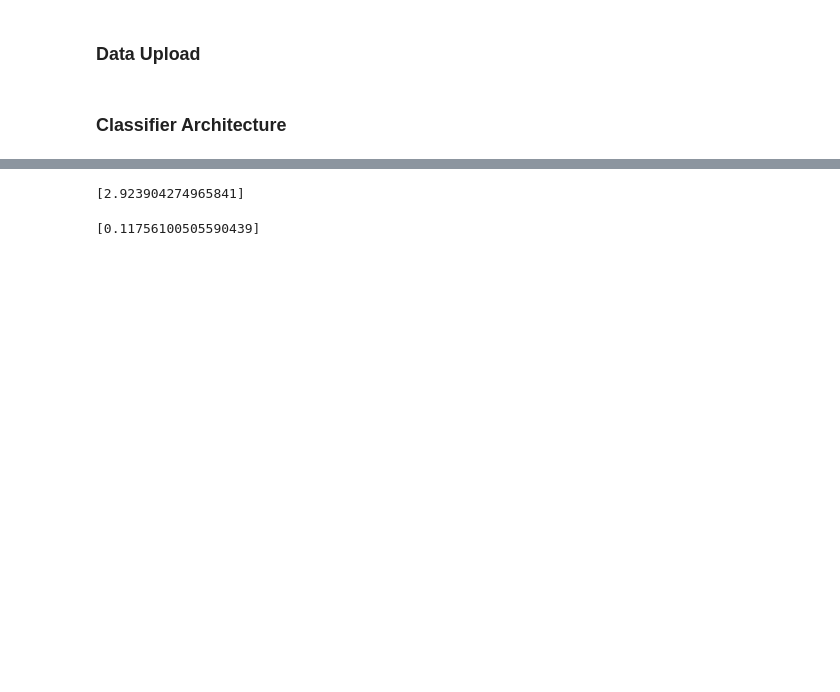
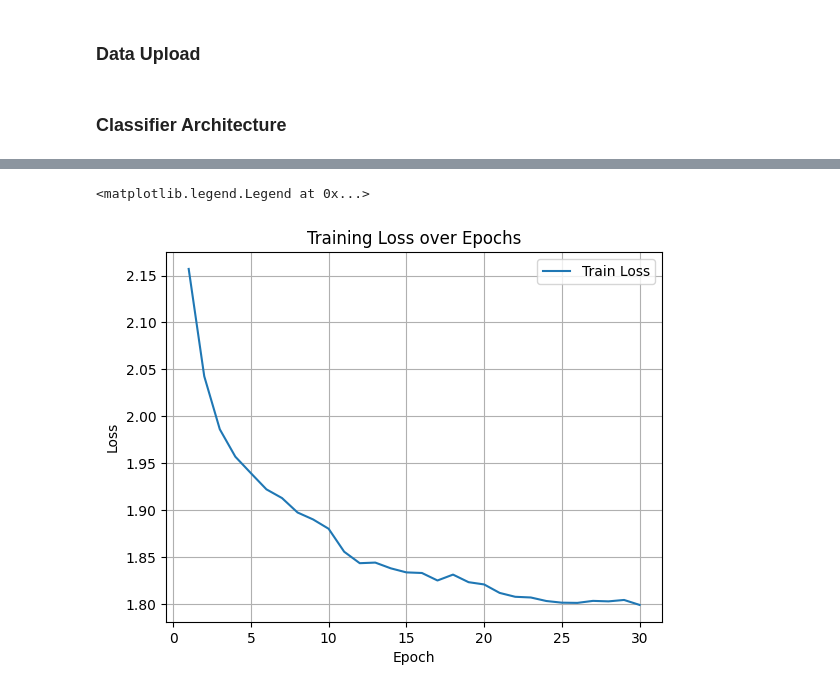
Before and after one commit to JunsooJung/CUB_NNDL_Final, a Jupyter notebook: Deep_Learning_Final_Prototype.ipynb, the cells around one changed output, grey strips where cells are left out. Saved outputs shown, nothing was run; the diff lists cells and outputs as text; code cells hidden in the pictures; blank space fills up the shorter version.

```diff
--- a/Deep_Learning_Final_Prototype.ipynb
+++ b/Deep_Learning_Final_Prototype.ipynb
@@ -49,12 +52,12 @@ class BirdClassifier(nn.Module):
                  cnn_state=False,                # Whether to use CNN before ViT
                  image_size=256,
                  patch_size=16,
-                 num_class=22,
-                 dim=128,
+                 num_class=10,
+                 dim=256,
                  layer_count=1,
                  head_count=1,
                  transformer_ff_neurons=256,
-                 transformer_dropout=0.1):
+                 transformer_dropout=0.2):
         super().__init__()
 
         self.cnn_state = cnn_state
@@ -62,7 +65,7 @@ class BirdClassifier(nn.Module):
 
         if cnn_state:
             self.cnn = nn.Sequential(
-                nn.Conv2d(3, 96, kernel_size=11, stride=4, padding=2),  # AlexNet-style
+                nn.Conv2d(3, 96, kernel_size=11, stride=4, padding=2),  # AlexNet
                 nn.ReLU(),
                 nn.MaxPool2d(kernel_size=3, stride=2),
 
@@ -142,29 +147,37 @@ device = torch.device("cuda" if torch.cuda.is_available() else "cpu")
 
 model = BirdClassifier(cnn_state=False).to(device)
 criterion = nn.CrossEntropyLoss().to(device)
-optimizer = optim.Adam(model.parameters(), lr=1e-4)
-accuracy_score = Accuracy(task = 'multiclass', num_classes = 22).to(device)
+optimizer = optim.Adam(model.parameters(), lr=3e-4)
+accuracy_score = Accuracy(task = 'multiclass', num_classes = 10).to(device)
 
+scheduler = StepLR(optimizer, step_size=10, gamma=0.5)
 
 patience = 3
-min_delta = 1e-4
+min_delta = 3e-3
 best_accuracy = 0
 counter = 0
+best_test_acc = 0
 
 loss_scores_train = []
 accuracy_scores_train = []
+loss_scores_test = []
+accuracy_scores_test = []
 
-for epoch in range(50):
+for epoch in range(200):
     print(f"\nEpoch {epoch+1}")
     train_acc, train_loss = train_model(model, training_dataset, criterion, optimizer, accuracy_score, device)
+    test_acc, test_loss = test_model(model, testing_dataset, criterion, accuracy_score, device)
 
     accuracy_scores_train.append(train_acc)
     loss_scores_train.append(train_loss)
 
-    print(f"Train Acc: {train_acc:.4f} | Train Loss: {train_loss:.4f}")
+    accuracy_scores_test.append(test_acc)
+    loss_scores_test.append(test_loss)
+    print(f"Train Acc: {train_acc:.4f} | Train Loss: {train_loss:.4f} | Test Acc: {test_acc:.4f} | Test Loss: {test_loss}")
+    scheduler.step()
 
-    if train_acc - best_accuracy > min_delta:
-        best_accuracy = train_acc
+    if test_acc - best_test_acc > min_delta:
+        best_test_acc = test_acc
         counter = 0
     else:
         counter += 1
@@ -177,8 +224,13 @@ Epoch 1
-# %%
-loss_scores_train
-# %% [output]
-[2.923904274965841]
-# %%
-accuracy_scores_train
-# %% [output]
-[0.11756100505590439]
+# %%
+x = list(range(1, len(loss_scores_train) + 1))
+
+plt.figure()
+plt.plot(x, loss_scores_train, label='Train Loss')
+plt.xlabel('Epoch')
+plt.ylabel('Loss')
+plt.title('Training Loss over Epochs')
+plt.grid(True)
+plt.legend()
+# %% [output]
+<matplotlib.legend.Legend at 0x...>
+[figure, added]
```
Also changed, not shown: parts of 14 cells of this notebook, 1 other file.
